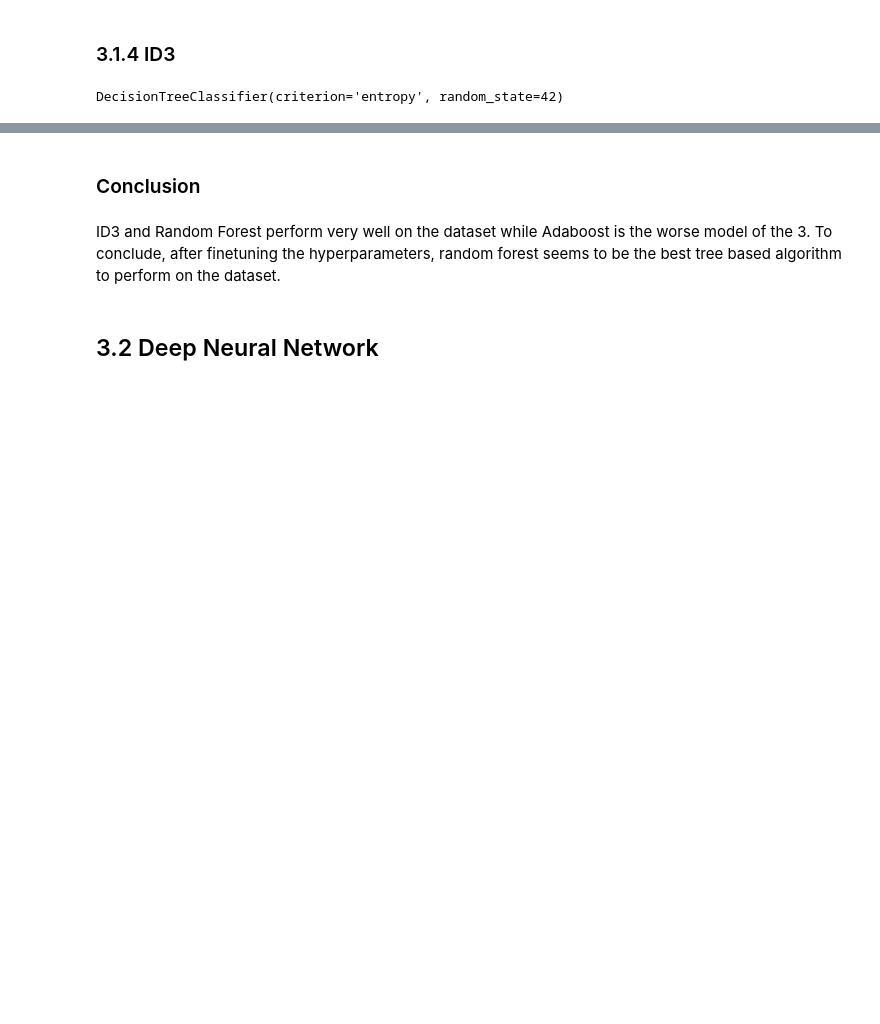
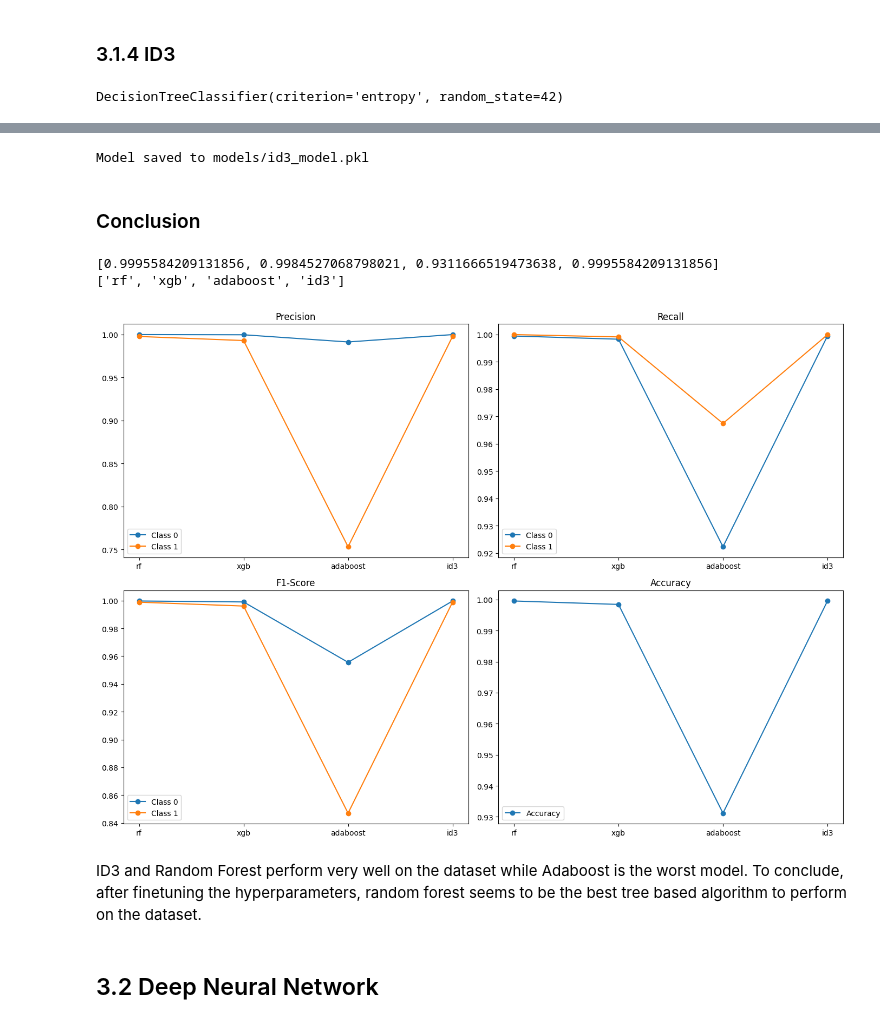
Before and after one commit to Joe-0120/ML-IDS, a Jupyter notebook: Notebooks/3_ML_Models.ipynb, the cells around one changed output, grey strips where cells are left out. Saved outputs shown, nothing was run; the diff lists cells and outputs as text; code cells hidden in the pictures; blank space fills up the shorter version.

```diff
--- a/Notebooks/3_ML_Models.ipynb
+++ b/Notebooks/3_ML_Models.ipynb
@@ -492,17 +516,7 @@ print("Best Hyperparameters:", random_search.best_params_)
 # %% [markdown]
 Best Hyperparameters: {'subsample': 1.0, 'reg_lambda': 0, 'reg_alpha': 0.5, 'n_estimators': 100, 'min_child_weight': 3, 'max_depth': 10, 'learning_rate': 0.1, 'gamma': 0.3, 'colsample_bytree': 0.6}
 # %%
-best_params = {
-    'subsample': 1.0,
-    'reg_lambda': 0,
-    'reg_alpha': 0.5,
-    'n_estimators': 100,
-    'min_child_weight': 3,
-    'max_depth': 10,
-    'learning_rate': 0.1,
-    'gamma': 0.3,
-    'colsample_bytree': 0.6
-}
+best_params = random_search.best_params_
 
 best_xgb_model = xgb.XGBClassifier(
     objective='binary:logistic',
@@ -607,4 +660,8 @@ Accuracy: 0.999554888280491
 [figure]
+# %%
+save_model(id3_model, 'id3_model')
+# %% [output]
+Model saved to models/id3_model.pkl
 # %% [markdown]
 ### Conclusion
 # %%
@@ -633,39 +690,39 @@ def extract_and_plot_metrics(metrics_dict):
 
     # Plot precision
     axs[0, 0].plot(precision_dict['model'], precision_dict['0'], label='Class 0', marker='o')
     axs[0, 0].plot(precision_dict['model'], precision_dict['1'], label='Class 1', marker='o')
     axs[0, 0].set_title('Precision')
     axs[0, 0].legend()
 
     # Plot recall
     axs[0, 1].plot(recall_dict['model'], recall_dict['0'], label='Class 0', marker='o')
     axs[0, 1].plot(recall_dict['model'], recall_dict['1'], label='Class 1', marker='o')
     axs[0, 1].set_title('Recall')
     axs[0, 1].legend()
 
     # Plot f1-score
     axs[1, 0].plot(f1_score_dict['model'], f1_score_dict['0'], label='Class 0', marker='o')
     axs[1, 0].plot(f1_score_dict['model'], f1_score_dict['1'], label='Class 1', marker='o')
     axs[1, 0].set_title('F1-Score')
     axs[1, 0].legend()
 
     # Plot accuracy
     print(accuracy_list)
     print(precision_dict['model'])
     axs[1, 1].plot(precision_dict['model'], accuracy_list, label='Accuracy', marker='o')
     axs[1, 1].set_title('Accuracy')
     axs[1, 1].legend()
 
     plt.tight_layout()
     plt.show()
 
 extract_and_plot_metrics(performance_models)
-#extract_and_plot_metrics(performance_models)
-performance_models2 = performance_models.copy()
-performance_models2.pop("adaboost")
-extract_and_plot_metrics(performance_models2)
+# %% [output]
+[0.9995584209131856, 0.9984527068798021, 0.9311666519473638, 0.9995584209131856]
+['rf', 'xgb', 'adaboost', 'id3']
+[figure, added]
 # %% [markdown]
-ID3 and Random Forest perform very well on the dataset while Adaboost is the worse model of the 3. To conclude, after finetuning the hyperparameters, random forest seems to be the best tree based algorithm to perform on the dataset.
+ID3 and Random Forest perform very well on the dataset while Adaboost is the worst model. To conclude, after finetuning the hyperparameters, random forest seems to be the best tree based algorithm to perform on the dataset.
 # %% [markdown]
 ## 3.2 Deep Neural Network
 # %% [markdown]
```
Also changed, not shown: parts of 35 cells of this notebook.
